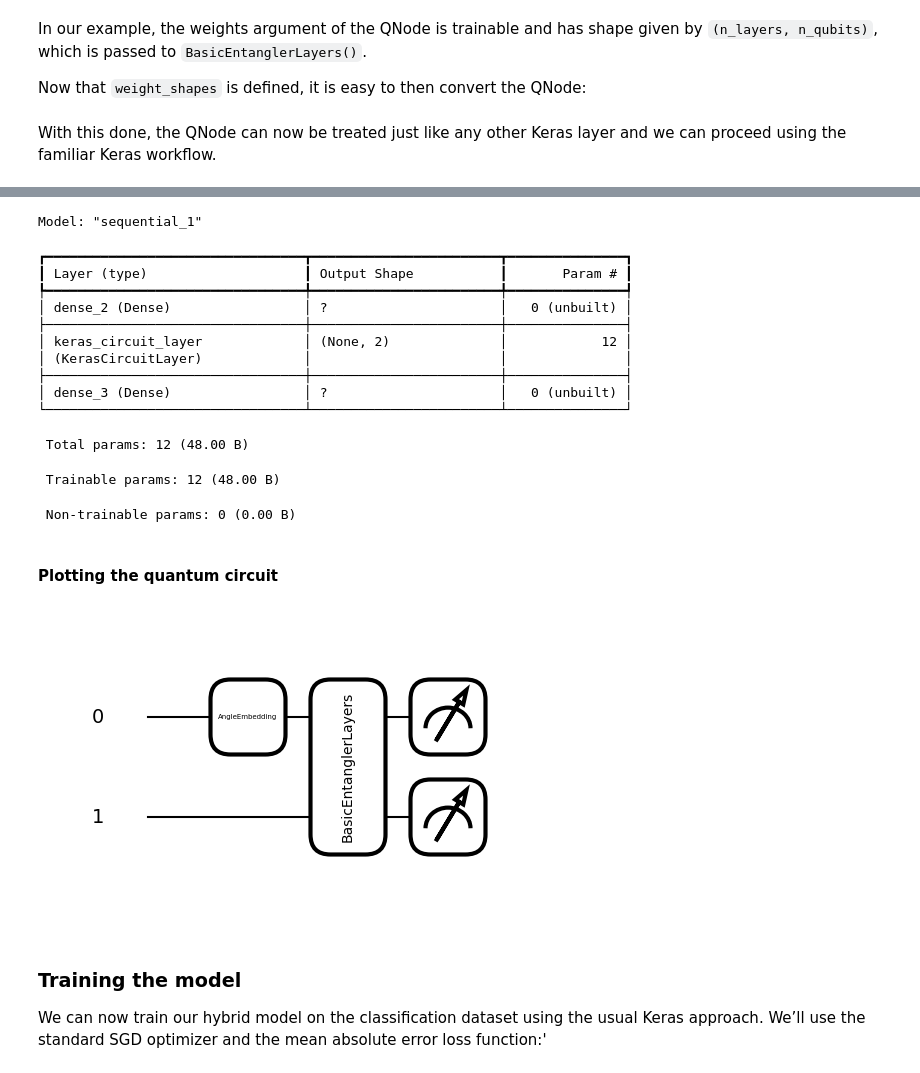
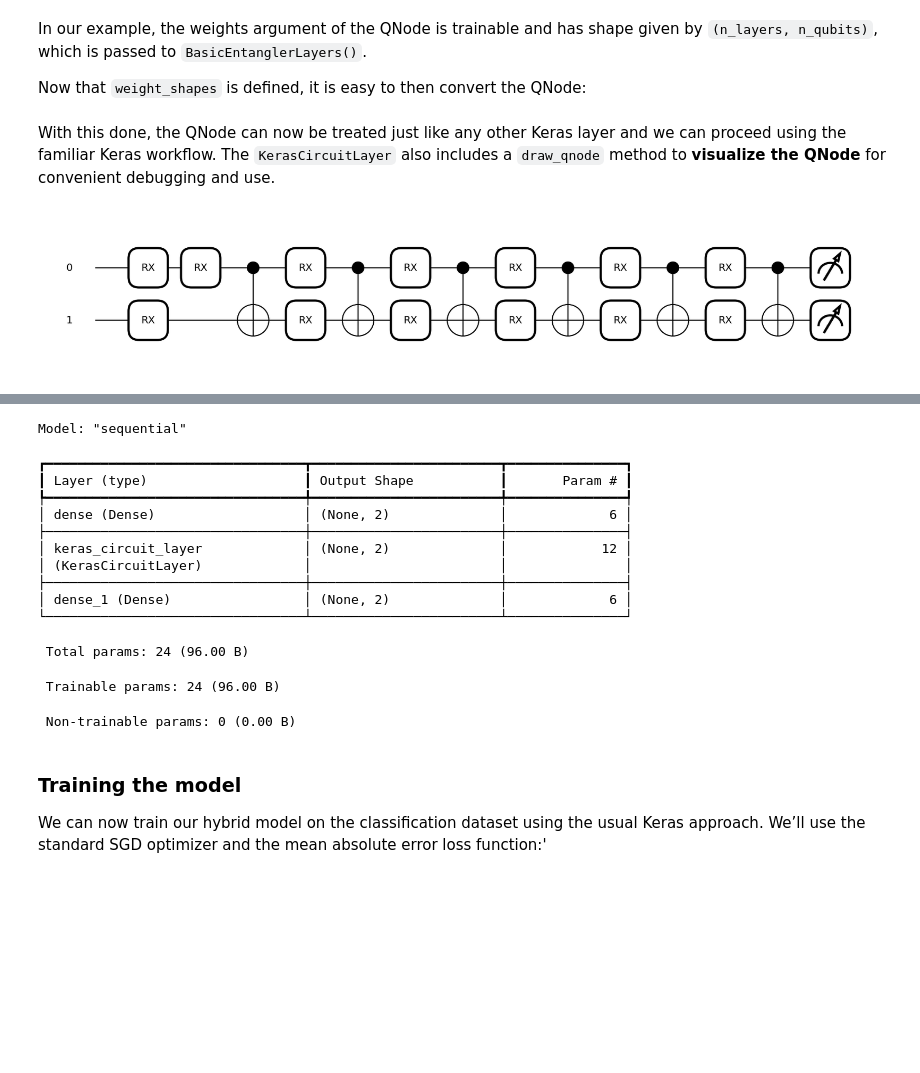
Before and after one commit to vinayak19th/pennylane-keras-layer, a Jupyter notebook: RandomTrainingTest.ipynb, the cells around one changed output, grey strips where cells are left out. Drawn from its saved outputs; the diff is of its cells as text; code cells hidden in the pictures; blank space fills up the shorter version.

```diff
--- a/RandomTrainingTest.ipynb
+++ b/RandomTrainingTest.ipynb
@@ -81,9 +64,13 @@ In our example, the weights argument of the QNode is trainable and has shape giv
 Now that `weight_shapes` is defined, it is easy to then convert the QNode:
 # %%
 # Create the layer
-qlayer = KerasCircuitLayer(qnode, weight_shapes, output_dim=n_qubits)
+qlayer = KerasCircuitLayer(qnode, weight_shapes, output_dim=n_qubits,use_jax_python=True)
 # %% [markdown]
-With this done, the QNode can now be treated just like any other Keras layer and we can proceed using the familiar Keras workflow.
+With this done, the QNode can now be treated just like any other Keras layer and we can proceed using the familiar Keras workflow. The `KerasCircuitLayer` also includes a `draw_qnode` method to **visualize the QNode** for convenient debugging and use.
+# %%
+qlayer.draw_qnode([[2]],level="device")
+# %% [output]
+[figure, added]
 # %% [markdown]
 ## Creating the Hybrid Model
 Let’s create a basic three-layered hybrid model consisting of:
@@ -98,32 +85,27 @@ A diagram of the model can be seen in the figure below.
 
 We can construct the model using the [Sequential API](https://keras.io/api/models/sequential/):
 # %%
+inputs = keras.layers.Input(shape=(2,))
 clayer_1 = keras.layers.Dense(2)
 clayer_2 = keras.layers.Dense(2, activation="softmax")
-model = keras.models.Sequential([clayer_1, qlayer, clayer_2])
+model = keras.models.Sequential([inputs,clayer_1, qlayer, clayer_2])
 
 model.summary()
 # %% [output]
-Model: "sequential_1"
+Model: "sequential"
 ┏━━━━━━━━━━━━━━━━━━━━━━━━━━━━━━━━━┳━━━━━━━━━━━━━━━━━━━━━━━━┳━━━━━━━━━━━━━━━┓
 ┃ Layer (type)                    ┃ Output Shape           ┃       Param # ┃
 ┡━━━━━━━━━━━━━━━━━━━━━━━━━━━━━━━━━╇━━━━━━━━━━━━━━━━━━━━━━━━╇━━━━━━━━━━━━━━━┩
-│ dense_2 (Dense)                 │ ?                      │   0 (unbuilt) │
+│ dense (Dense)                   │ (None, 2)              │             6 │
 ├─────────────────────────────────┼────────────────────────┼───────────────┤
 │ keras_circuit_layer             │ (None, 2)              │            12 │
 │ (KerasCircuitLayer)             │                        │               │
 ├─────────────────────────────────┼────────────────────────┼───────────────┤
-│ dense_3 (Dense)                 │ ?                      │   0 (unbuilt) │
+│ dense_1 (Dense)                 │ (None, 2)              │             6 │
 └─────────────────────────────────┴────────────────────────┴───────────────┘
- Total params: 12 (48.00 B)
+ Total params: 24 (96.00 B)
- Trainable params: 12 (48.00 B)
+ Trainable params: 24 (96.00 B)
  Non-trainable params: 0 (0.00 B)
-# %% [markdown]
-#### Plotting the quantum circuit
-# %%
-model.layers[1].draw_qnode([[2]])
-# %% [output]
-[figure, removed]
 # %% [markdown]
 ### Training the model
 We can now train our hybrid model on the classification dataset using the usual Keras approach. We’ll use the standard SGD optimizer and the mean absolute error loss function:'
```
Also changed, not shown: parts of 6 cells of this notebook, 1 other file.
